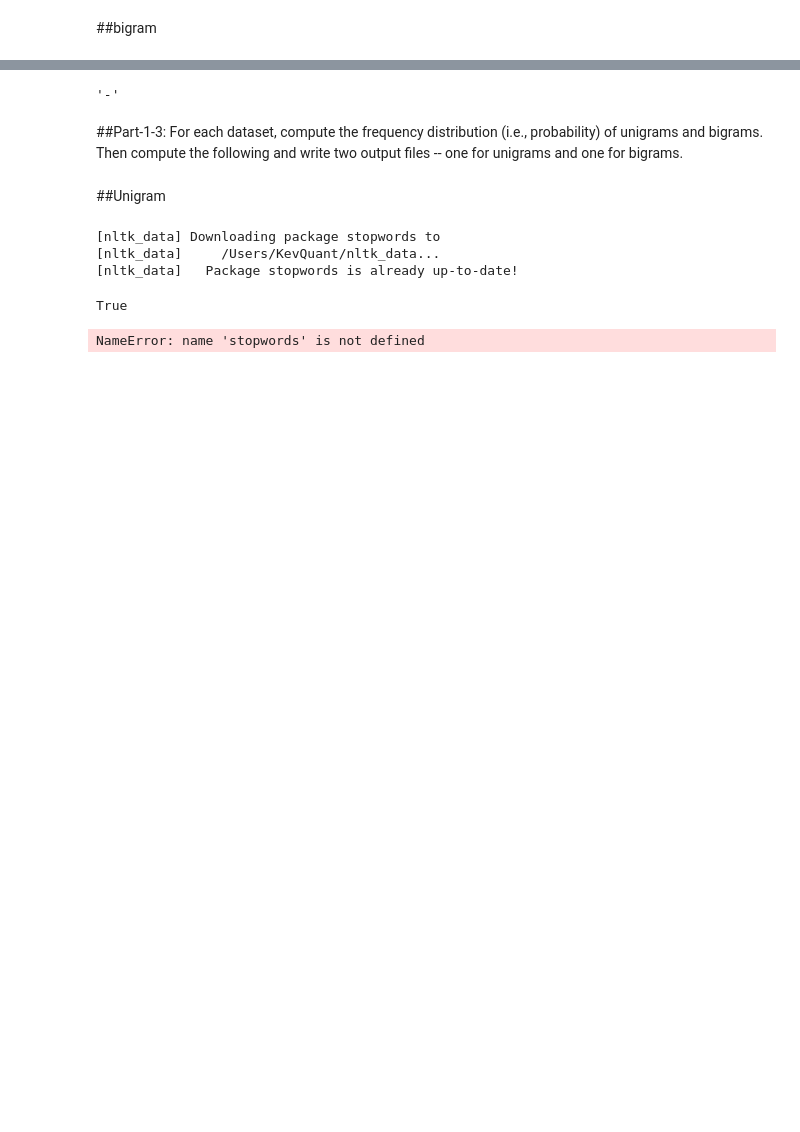
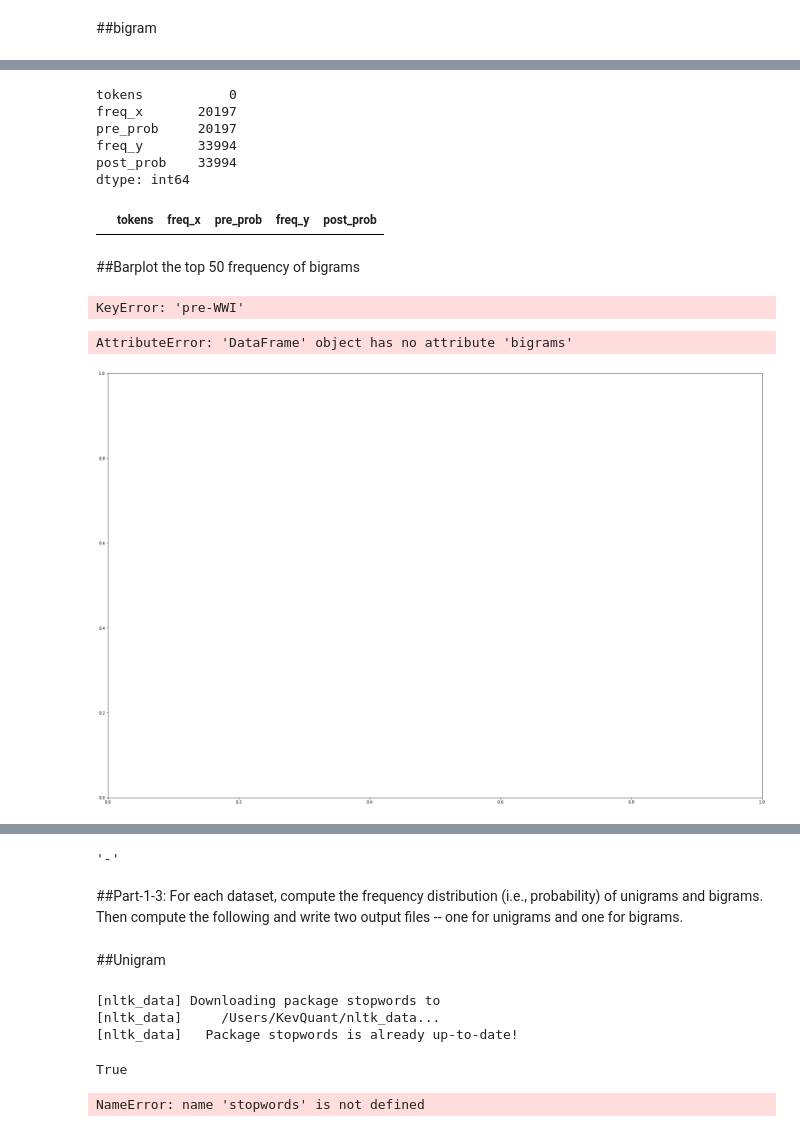
Before and after one commit to kyloop/CSC_594_AI_NLP, a Jupyter notebook: hw2_code.ipynb, the cells around one changed output, grey strips where cells are left out. Cells and saved outputs as stored; diff of their text form; code cells hidden in the pictures; blank space fills up the shorter version.

```diff
--- a/hw2_code.ipynb
+++ b/hw2_code.ipynb
@@ -105,13 +126,15 @@ pre_df = pre_df.sort_values(by=["freq"], ascending=False)
 #Calculate the probabilities of the words appearing in the preWWI dataset and include the column in the table
 pre_df["pre_prob"] = [round(freq / len(pre_words_lst2),7) for freq in pre_df.freq]
 #Sort the table by probailities value
-pre_df = pre_df.sort_values(by = ["pre_prob"], ascending = False)
+pre_df = pre_df.sort_values(by = ["freq"], ascending = False)
 #pre_df = pre_df.iloc[0:355]
 #for i in range(0, pre_df.shape[0]):
  #   print("%d%15s %0.7f"%(i,pre_df.iloc[i]["tokens"], pre_df.iloc[i]["pre_prob"]))
+
+pre_df=pre_df.iloc[0:200].sort_values(by=["tokens"])
 # %%
 #Count the frequency of words appearing postWWI dataset into dictionary
-fduni = nltk.FreqDist(post_words_lst3)
+fduni = nltk.FreqDist(post_words_lst2)
 #Convert words dictionary into dataframe
 post_df = pd.DataFrame(list(zip(fduni.keys(), fduni.values())), columns =["tokens", "freq"])
 #Sort the table by frequency values
@@ -119,7 +142,7 @@ post_df = post_df.sort_values(by=["freq"], ascending=False)
 #Calculate the probabilities of the words appearing in the preWWI dataset and include the column in the table
 post_df["post_prob"] = [round(freq / len(post_words_lst2),7) for freq in post_df.freq]
 #Sort the table by probailities value
-post_df = post_df.sort_values(by = ["post_prob"], ascending = False)
+post_df = post_df.sort_values(by = ["freq"], ascending = False)
 
 #post_df = post_df.iloc[0:355]
 #post_df
@@ -218,0 +241,25 @@ pre_post_df[0:10]
+# %%
+#Merge the PreWWI and PostWWI dataframes (already sorted by probabilities in decending order)
+#in "outer" format which means the values show nan if NO tokens matches when merging the table
+pre_post_df = pd.merge(pre_df, post_df, on="tokens", how="outer")
+pre_post_df = pre_post_df[pre_post_df.isnull() == False]
+
+pre_post_df.set_index(["tokens"], inplace=True)
+for ind in pre_post_df.index:
+    if (len(ind[0])<=2) or (len(ind[1])<=2)or (ind[0] in stopwords.words()) or (ind[1] in stopwords.words()):
+        pre_post_df.drop(index=ind, inplace=True)
+
+pre_post_df.isnull().sum()
+# %% [output]
+tokens           0
+freq_x       20197
+pre_prob     20197
+freq_y       33994
+post_prob    33994
+dtype: int64
+# %%
+pre_post_df = pre_post_df.dropna(axis=0,how="any")
+#pre_post_df[pre_post_df.tokens == "(of, the)"]
+pre_post_df
+# %% [output]
+|  | tokens | freq_x | pre_prob | freq_y | post_prob |
@@ -218,0 +290,29 @@ pre_post_df[0:10]
+# %% [markdown]
+##Barplot the top 50 frequency of bigrams
+# %%
+#Merge the PreWWI and PostWWI dataframes (already sorted by probabilities in decending order)
+#in "outer" format which means the values show nan if NO tokens matches when merging the table
+#pre_post_df = pd.merge(pre_df, post_df, on="tokens", how="outer")
+#Drop all the nan rows after merging tables
+#pre_post_df.dropna(axis=0, how="any", inplace= True)
+#Drop the frequency columns
+#pre_post_df.drop(columns = ["freq_x","freq_y"], inplace=True)
+#Extract the top 1000 Frequency rows of the table and sort the table by the column "tokens"
+pre_post_df = pre_post_df[0:50].sort_values(by =["pre-WWI"])
+# %% [output]
+KeyError: 'pre-WWI'
+# %%
+fig=plt.figure(figsize=(30,20))
+ax=fig.add_subplot(111)
+pre_post_df.plot(x=pre_post_df.bigrams,kind='barh',legend=False, ax=ax)
+plt.title("Probability of Common Bigrams", size=25 )
+plt.xlabel("Probability", size=23)
+plt.ylabel("Bigrams", size=23)
+plt.tick_params(axis='x', labelsize=18)
+plt.tick_params(axis='y', labelsize=18)
+plt.legend(loc='center right', fontsize="x-large")
+fig.savefig('Top_50_Bigram_plot.png')
+plt.show()
+# %% [output]
+AttributeError: 'DataFrame' object has no attribute 'bigrams'
+[figure, added]
```
Also changed, not shown: parts of 20 cells of this notebook.
